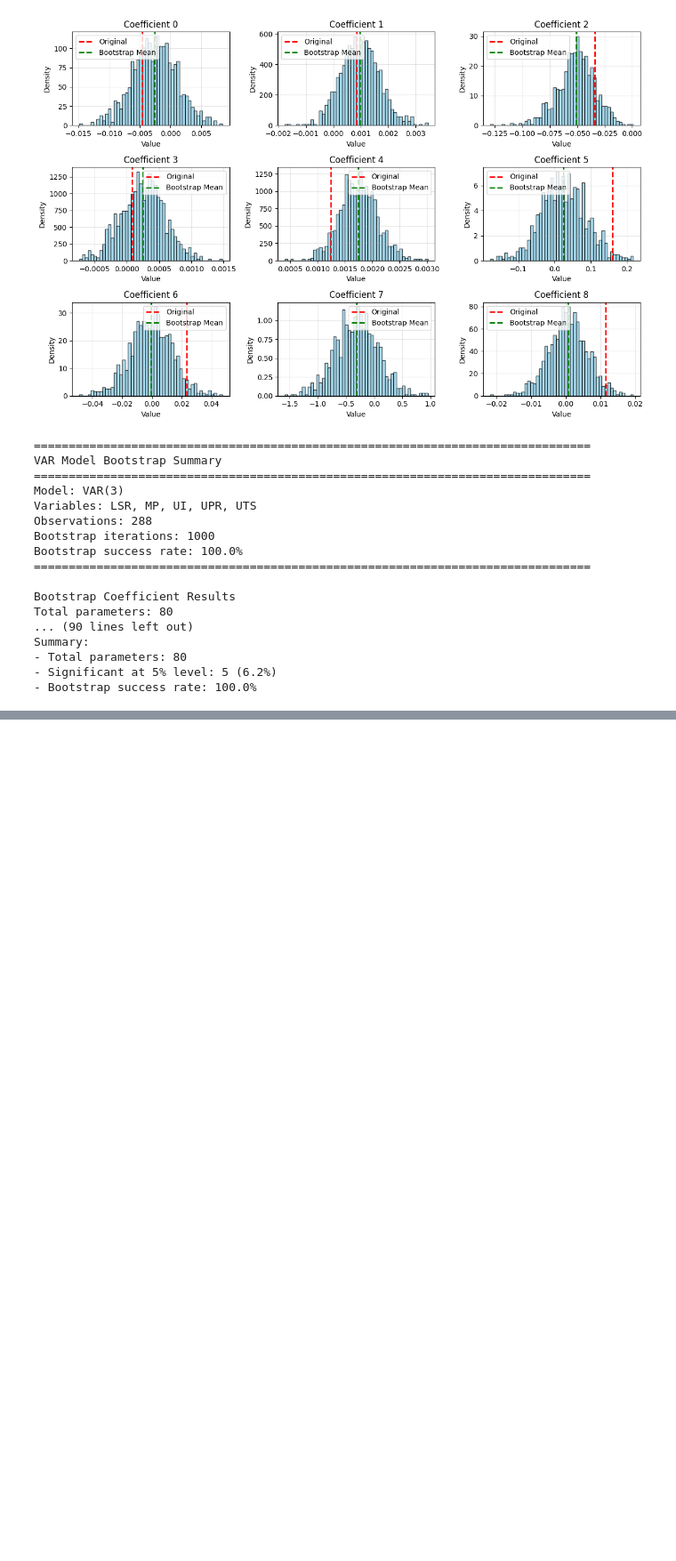
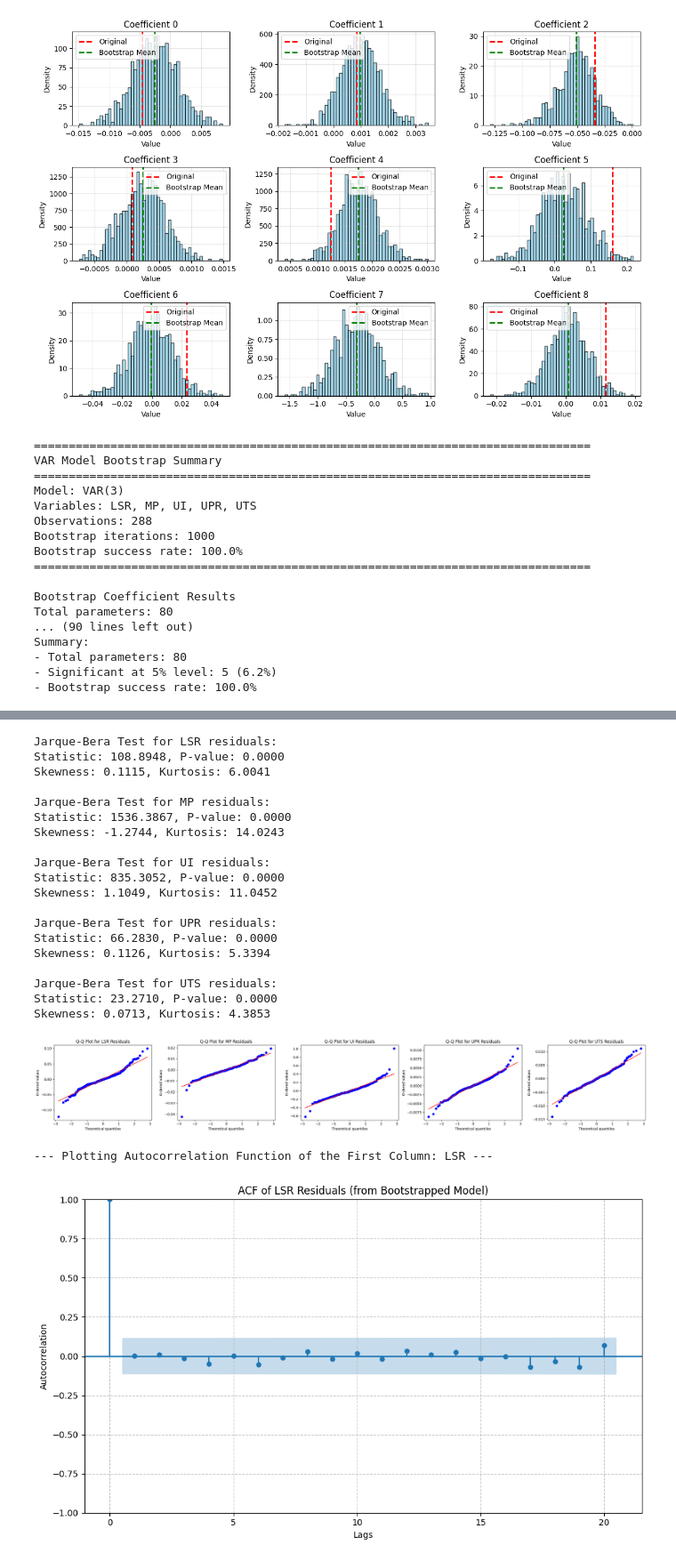
Before and after one commit to justusschenk/valueinvesting, a Jupyter notebook: Regression.ipynb, the cells around one changed output, grey strips where cells are left out. Shown at 89% size. Cells and saved outputs as stored; diff of their text form; code cells hidden in the pictures; blank space fills up the shorter version.

```diff
--- a/Regression.ipynb
+++ b/Regression.ipynb
@@ -1416,0 +1539,77 @@ NameError: name 'last_bootstrap_residuals' is not defined
+# %%
+#Nomarlity Check for VAR Residuals
+import statsmodels.stats.api as sms
+
+# After fitting your VAR model (results object from above)
+# Access residuals: results.resid (This is a pandas DataFrame)
+
+bootstrapped_residuals = bootstrap_results['last_bootstrap_residuals']
+
+
+# Jarque-Bera test for each residual series
+for col in bootstrapped_residuals.columns:
+    jb_test = sms.jarque_bera(results.resid[col])
+    print(f"\nJarque-Bera Test for {col} residuals:")
+    print(f"Statistic: {jb_test[0]:.4f}, P-value: {jb_test[1]:.4f}")
+    print(f"Skewness: {jb_test[2]:.4f}, Kurtosis: {jb_test[3]:.4f}")
+
+# You can also plot Q-Q plots for visual inspection:
+import matplotlib.pyplot as plt
+import scipy.stats as stats
+
+fig, axes = plt.subplots(1, results.resid.shape[1], figsize=(5 * results.resid.shape[1], 4))
+if results.resid.shape[1] == 1:
+    axes = [axes] # Ensure axes is iterable even for a single series
+for i, col in enumerate(results.resid.columns):
+    stats.probplot(results.resid[col], dist="norm", plot=axes[i])
+    axes[i].set_title(f'Q-Q Plot for {col} Residuals')
+plt.tight_layout()
+plt.show()
+
+
+if bootstrapped_residuals is not None and not bootstrapped_residuals.empty:
+    # 1. Select the first column
+    # You can select by index (0)
+    first_column_data = bootstrapped_residuals.iloc[:, 0]
+    first_column_name = bootstrapped_residuals.columns[0] # Get the name for the title
+
+    print(f"\n--- Plotting Autocorrelation Function of the First Column: {first_column_name} ---")
+
+    # 2. Create a single figure and a single subplot (Axes)
+    fig, ax = plt.subplots(1, 1, figsize=(10, 6)) # A single plot, adjust figsize as needed
+
+    # 3. Plot ACF for the first column onto this single axis
+    plot_acf(first_column_data, ax=ax, lags=20,
+             title=f'ACF of {first_column_name} Residuals (from Bootstrapped Model)')
+    ax.set_xlabel('Lags')
+    ax.set_ylabel('Autocorrelation')
+    ax.grid(True, linestyle='--', alpha=0.7)
+
+    plt.tight_layout() # Adjusts subplot params for a tight layout
+    plt.show()         # Displays the figure
+
+else:
+    print("No bootstrapped residuals available or DataFrame is empty to plot autocorrelation.")
+# %% [output]
+Jarque-Bera Test for LSR residuals:
+Statistic: 108.8948, P-value: 0.0000
+Skewness: 0.1115, Kurtosis: 6.0041
+
+Jarque-Bera Test for MP residuals:
+Statistic: 1536.3867, P-value: 0.0000
+Skewness: -1.2744, Kurtosis: 14.0243
+
+Jarque-Bera Test for UI residuals:
+Statistic: 835.3052, P-value: 0.0000
+Skewness: 1.1049, Kurtosis: 11.0452
+
+Jarque-Bera Test for UPR residuals:
+Statistic: 66.2830, P-value: 0.0000
+Skewness: 0.1126, Kurtosis: 5.3394
+
+Jarque-Bera Test for UTS residuals:
+Statistic: 23.2710, P-value: 0.0000
+Skewness: 0.0713, Kurtosis: 4.3853
+[figure, added]
+--- Plotting Autocorrelation Function of the First Column: LSR ---
+[figure, added]
```
Also changed, not shown: parts of 5 cells of this notebook.
